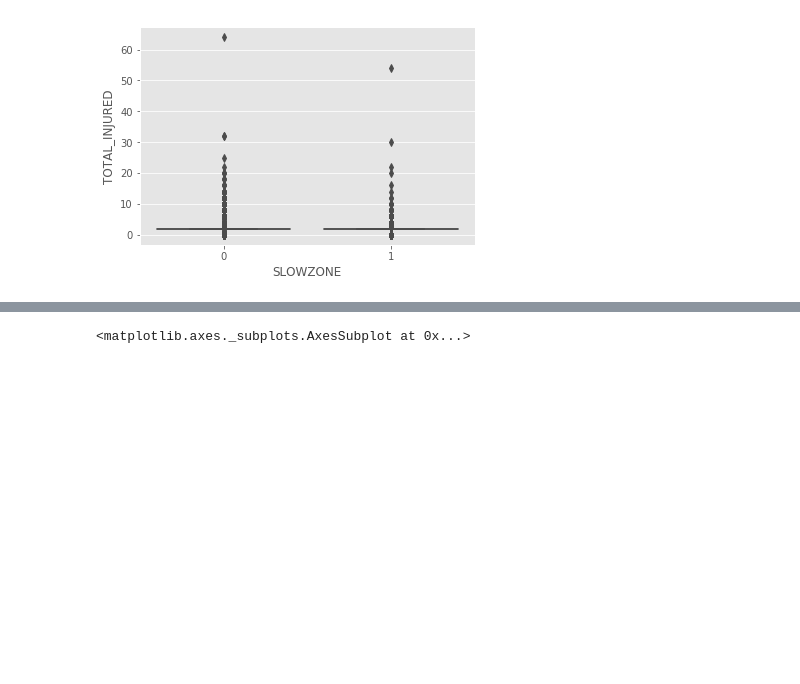
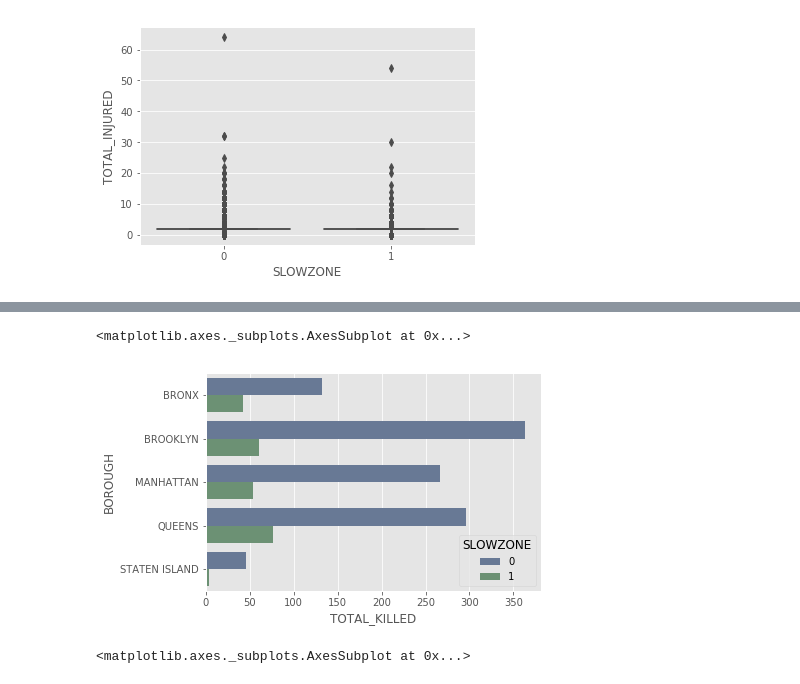
Before and after one commit to psumank/DATA698, a Jupyter notebook: EDA/pedestrian_incidents_visionzero_analysis_suman.ipynb, the cells around one changed output, grey strips where cells are left out. Cells and saved outputs as stored; diff of their text form; code cells hidden in the pictures; blank space fills up the shorter version.

```diff
--- a/EDA/pedestrian_incidents_visionzero_analysis_suman.ipynb
+++ b/EDA/pedestrian_incidents_visionzero_analysis_suman.ipynb
@@ -216,0 +238,3 @@ sns.boxplot(dfpickle['SLOWZONE'], dfpickle['TOTAL_INJURED'])
+# %%
+dfslowbyboroughkilled = dfpickle.groupby(['BOROUGH','SLOWZONE'], as_index=False)['TOTAL_KILLED'].sum()
+dfslowbyboroughkilled
@@ -217,3 +253,8 @@ sns.boxplot(dfpickle['SLOWZONE'], dfpickle['TOTAL_INJURED'])
+# %%
+sns.barplot(x='TOTAL_KILLED', y='BOROUGH', hue="SLOWZONE", data=dfslowbyboroughkilled)
+# %% [output]
+<matplotlib.axes._subplots.AxesSubplot at 0x...>
+[figure, added]
 # %%
 sns.violinplot(dfpickle['SLOWZONE'], dfpickle['TOTAL_INJURED'])
 # %% [output]
```
Also changed, not shown: parts of 30 cells of this notebook, 9 other files.
